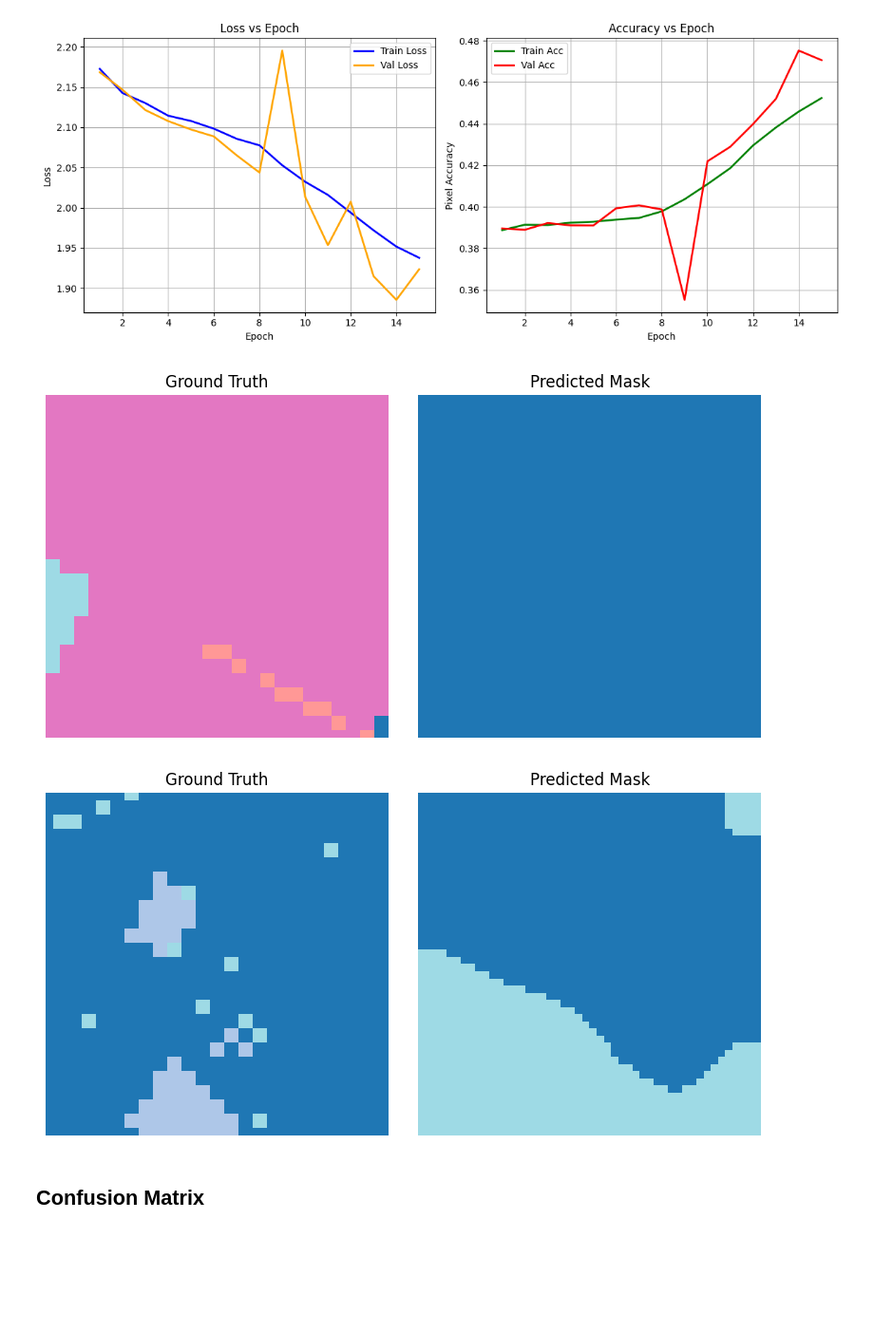
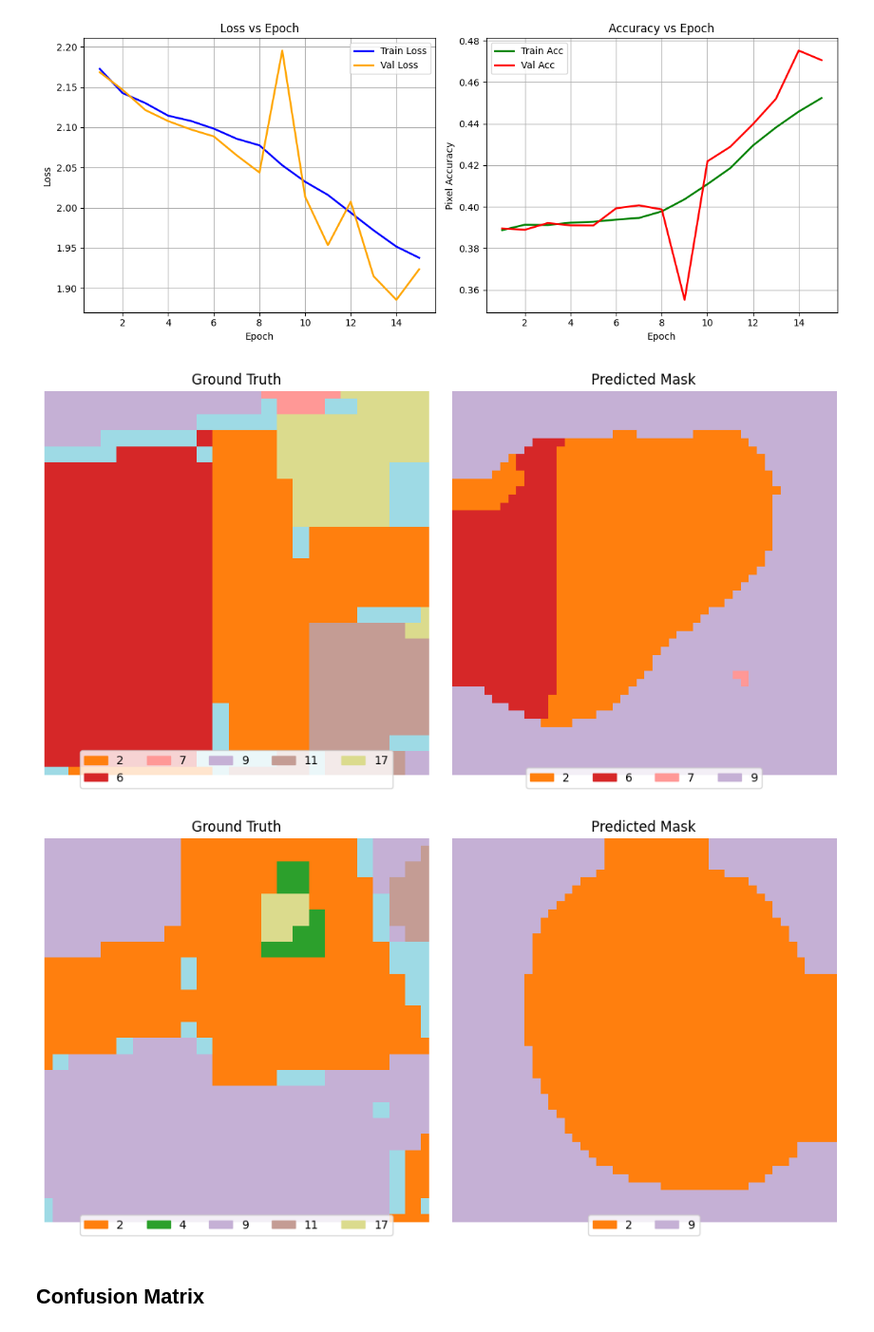
Before and after one commit to Abdul-Rehman-Tahir01/TUKL-25, a Jupyter notebook: 2D CNN Model on Sentinel-2 Image Dataset.ipynb, the cells around one changed output. Shown: that part at 95% size. Saved outputs shown, nothing was run; the diff lists cells and outputs as text; code cells hidden in the pictures; blank space fills up the shorter version.

Commit message:
Visualized Predictions

```diff
--- a/2D CNN Model on Sentinel-2 Image Dataset.ipynb
+++ b/2D CNN Model on Sentinel-2 Image Dataset.ipynb
@@ -421,30 +424,53 @@ plt.show()
 # %%
 def visualize_prediction(model, dataset, idx=0):
     model.eval()
     x, y = dataset[idx]
-    x = x.unsqueeze(0).to(DEVICE)  # Add batch dim
+    x = x.unsqueeze(0).to(DEVICE)
 
     with torch.no_grad():
-        pred = model(x)  # (1, 20, 48, 48)
-        pred_mask = pred.argmax(dim=1).squeeze().cpu()  # (48, 48)
+        pred = model(x)
+        pred_mask = pred.argmax(dim=1).squeeze().cpu()
 
-    # Plot
-    fig, axs = plt.subplots(1, 2, figsize=(8, 4))
-    axs[0].imshow(y, cmap='tab20')
+    y = y.numpy()
+
+    # Define colormap
+    cmap = plt.get_cmap('tab20')
+
+    # Get unique labels for ground truth and prediction
+    gt_labels = np.unique(y)
+    pred_labels = np.unique(pred_mask)
+
+    # Create legend patches (label ID and corresponding color)
+    def make_legend(labels):
+        patches = []
+        for lbl in labels:
+            if lbl == 255:  # ignore index
+                continue
+            color = cmap(lbl % 20)  # tab20 only supports 20 colors
+            patch = mpatches.Patch(color=color, label=str(lbl))
+            patches.append(patch)
+        return patches
+
+    fig, axs = plt.subplots(1, 2, figsize=(10, 5))
+
+    im0 = axs[0].imshow(y, cmap=cmap, vmin=0, vmax=19)
     axs[0].set_title("Ground Truth")
-    axs[1].imshow(pred_mask, cmap='tab20')
+    axs[0].axis("off")
+    axs[0].legend(handles=make_legend(gt_labels), loc='lower center', bbox_to_anchor=(0.5, -0.05), ncol=5)
+
+    im1 = axs[1].imshow(pred_mask, cmap=cmap, vmin=0, vmax=19)
     axs[1].set_title("Predicted Mask")
-    for ax in axs:
-        ax.axis("off")
+    axs[1].axis("off")
+    axs[1].legend(handles=make_legend(pred_labels), loc='lower center', bbox_to_anchor=(0.5, -0.05), ncol=5)
+
     plt.tight_layout()
     plt.show()
 
-# Try on train and val
-visualize_prediction(model, train_ds, idx=0)
-visualize_prediction(model, val_ds, idx=0)
+visualize_prediction(model, train_ds, idx=285)
+visualize_prediction(model, val_ds, idx=255)
 # %% [output]
-[figure, old version]
+[figure, new version]
-[figure, old version]
+[figure, new version]
 # %% [markdown]
 ## Confusion Matrix
 # %%
```
Also changed, not shown: parts of 2 cells of this notebook.
